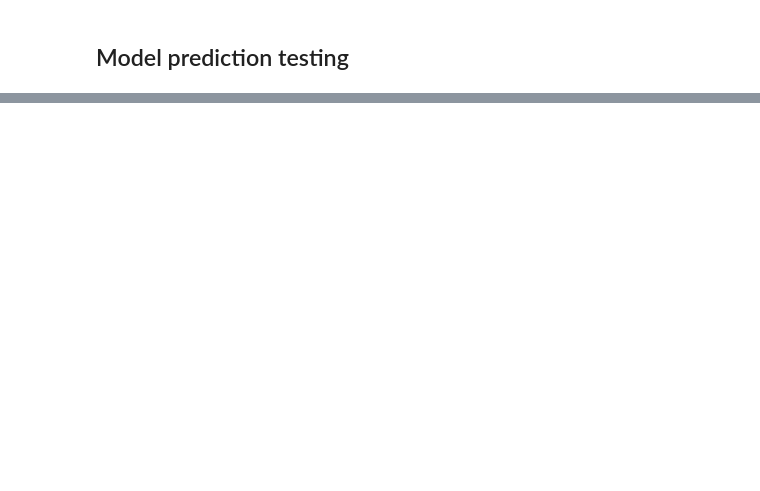
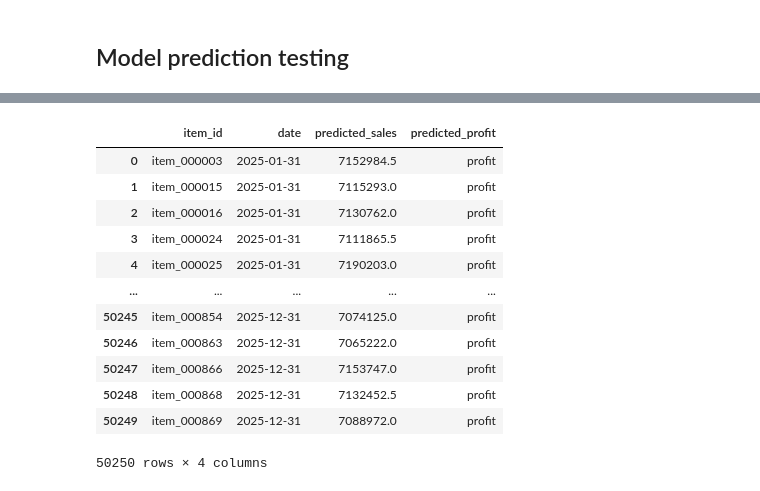
Before and after one commit to Mipjeiger/Fashion-recommendation-RAG-Finetuing-LLM-ML-Engineer-end-to-end, a Jupyter notebook: pipelines/ml_engineer/notebooks/eda.ipynb, the cells around one changed output, grey strips where cells are left out. Drawn from its saved outputs; the diff is of its cells as text; code cells hidden in the pictures; blank space fills up the shorter version.

```diff
--- a/pipelines/ml_engineer/notebooks/eda.ipynb
+++ b/pipelines/ml_engineer/notebooks/eda.ipynb
@@ -503,34 +511,35 @@ Predicted profit (first 10 rows):
 # %% [markdown]
 ## Model prediction testing
 # %%
-df_predictions = df_encoded.copy()
-df_predictions[FEATURES] = scaler_X.transform(df_encoded[FEATURES])
+# Predict all items
+df_pred = df_daily[df_daily['item_id'].isin(sampled_items)].copy()
+df_pred = df_pred.sort_values(['item_id', 'date']).reset_index(drop=True)
+df_pred[FEATURES] = scaler_X.transform(df_pred[FEATURES])
 
-def create_sequence(data, lookback=30):
-    X = []
-    for i in range(len(data) - lookback):
-        X.append(data[FEATURES].iloc[i:i+lookback].values)
-    return np.array(X)
+# Create sequences per item
+X_all, item_ids_all, dates_all = [], [], []
+for item_id, group in df_pred.groupby('item_id'):
+    group = group.sort_values('date').reset_index(drop=True)
+    if len(group) <= LOOKBACK:
+        continue
+    for i in range(len(group) - LOOKBACK):
+        X_all.append(group[FEATURES].iloc[i:i+LOOKBACK].values)
+        item_ids_all.append(item_id)
+        dates_all.append(group['date'].iloc[i + LOOKBACK])
 
-lookback = 30 # loockback is period of time steps the model looks back to make a prediction (e.g., 30 days)
-X_all = create_sequence(df_predictions, lookback)
+X_all = np.array(X_all, dtype=np.float32)
 
-sales_pred_new, profit_pred_new = model.predict(X_all)
+# Predict
+sales_pred, profit_pred = model.predict(X_all, batch_size=512, verbose=1)
 
-# Inverse scale sales
-sales_pred_inv_new = scaler_sales.inverse_transform(sales_pred_new)
+# Build result
+df_result = pd.DataFrame({
+    'item_id'          : pd.Series(item_ids_all).map(dict(zip(df_encoded['item_id'], df['item_id']))),
+    'date'             : dates_all,
+    'predicted_sales'  : np.round(scaler_sales.inverse_transform(sales_pred).flatten(), 2),
+    'predicted_profit' : pd.Series((profit_pred > 0.5).astype(int).flatten()).map({0: 'loss', 1: 'profit'})
+})
 
-# Convert probability → class
-profit_pred_class_new = (profit_pred_new > 0.5).astype(int)
-
-df_result = df_encoded.iloc[lookback:].copy()
-
-df_result["predicted_sales"] = sales_pred_inv_new.flatten()
-df_result["predicted_profit"] = profit_pred_class_new.flatten()
-
-df_result.sort_values(by='item_id', ascending=False, inplace=True)
-df_result['predicted_sales'] = df_result['predicted_sales'].apply(lambda x: f"{x:.2f}")
-df_result['predicted_sales'] = pd.to_numeric(df_result['predicted_sales'], errors='coerce')
-df_result['predicted_profit'] = df_result['predicted_profit'].map({0: 'loss', 1: 'profit'})
-
-df_result
+del X_all; gc.collect()
+df_result.sort_values(['date', 'item_id']).reset_index(drop=True)
+# %% [output]
@@ -536,0 +547,13 @@ df_result
+|  | item_id | date | predicted_sales | predicted_profit |
+| 0 | item_000003 | 2025-01-31 | 7152984.5 | profit |
+| 1 | item_000015 | 2025-01-31 | 7115293.0 | profit |
+| 2 | item_000016 | 2025-01-31 | 7130762.0 | profit |
+| 3 | item_000024 | 2025-01-31 | 7111865.5 | profit |
+| 4 | item_000025 | 2025-01-31 | 7190203.0 | profit |
+| ... | ... | ... | ... | ... |
+| 50245 | item_000854 | 2025-12-31 | 7074125.0 | profit |
+| 50246 | item_000863 | 2025-12-31 | 7065222.0 | profit |
+| 50247 | item_000866 | 2025-12-31 | 7153747.0 | profit |
+| 50248 | item_000868 | 2025-12-31 | 7132452.5 | profit |
+| 50249 | item_000869 | 2025-12-31 | 7088972.0 | profit |
+50250 rows × 4 columns
```
Also changed, not shown: parts of 13 cells of this notebook.
